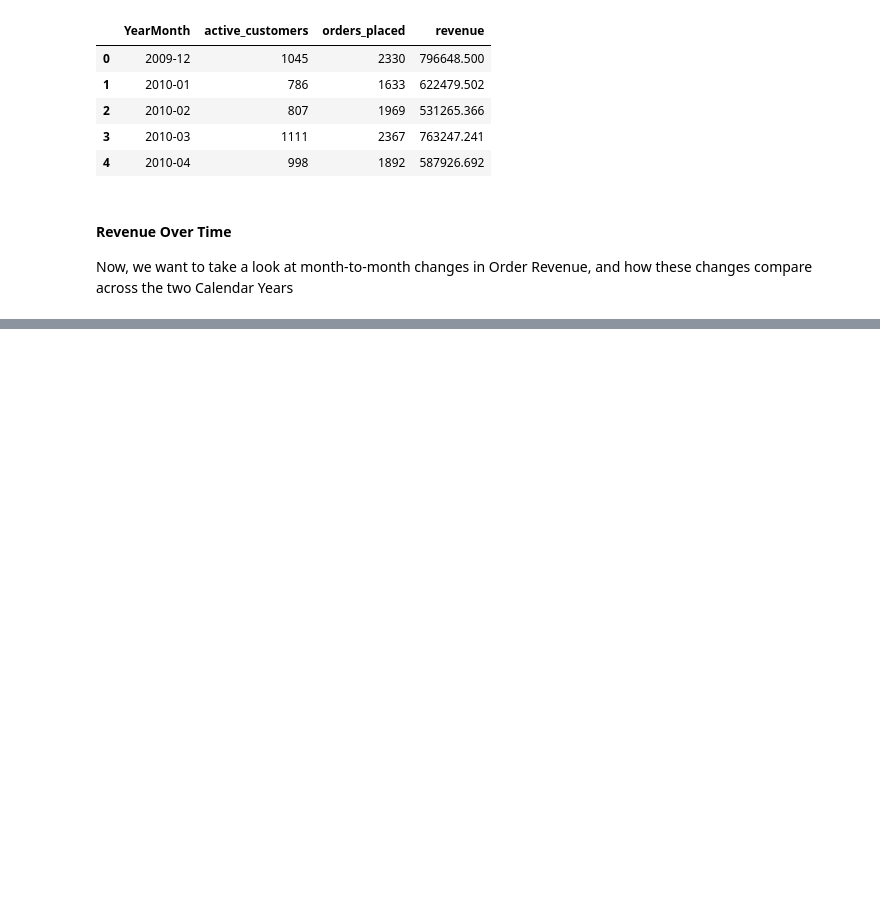
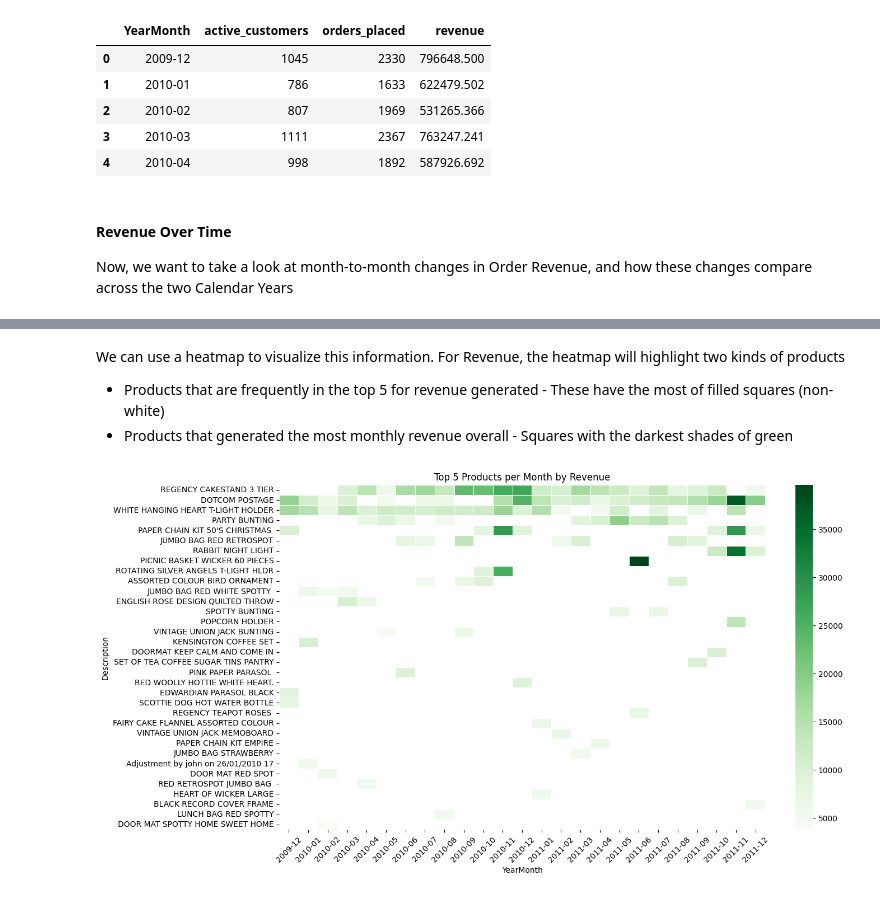
Before and after one commit to ahimranVT/retail-analytics-platform, a Jupyter notebook: notebooks/explore_transactions.ipynb, the cells around one changed output, grey strips where cells are left out. Drawn from its saved outputs; the diff is of its cells as text; code cells hidden in the pictures; blank space fills up the shorter version.

```diff
--- a/notebooks/explore_transactions.ipynb
+++ b/notebooks/explore_transactions.ipynb
@@ -116,0 +130,12 @@ plt.show()
+# %%
+# To achieve the right grain for product revenue analysis by month, we aggregate transactions by YearMonth and Product Code,
+# calculating total revenue and total quantity ordered.
+product_df = transactions_df.groupby(['YearMonth', 'Description']).agg(
+    quantity_ordered = ('Quantity', 'sum'),
+    revenue_generated = ('LineItemRevenue', 'sum')
+).sort_values(
+        by = ['YearMonth', 'revenue_generated', 'quantity_ordered'],  # We can sort by these metrics to get the most popular products
+        ascending = [True, False, False]
+).reset_index()
+
+product_df.head()
@@ -116,0 +151,6 @@ plt.show()
+# %%
+# Selecting only the top 5 products by revenue and quantity sold for each Year/Month
+top_5_products = product_df.groupby('YearMonth').head(5).reset_index()
+
+# Confirming that each Year/Month only contains 5 products
+top_5_products['YearMonth'].value_counts().iloc[:5]
@@ -116,0 +165,28 @@ plt.show()
+# %% [markdown]
+We can use a heatmap to visualize this information. For Revenue, the heatmap will highlight two kinds of products
+* Products that are frequently in the top 5 for revenue generated - These have the most of filled squares (non-white)
+* Products that generated the most monthly revenue overall - Squares with the darkest shades of green
+# %%
+heatmap_df = top_5_products.pivot(
+    index='Description',
+    columns='YearMonth',
+    values='revenue_generated'
+)
+
+# Sorting products by overall revenue (this will pinpoint products that frequently appear in the top 5)
+top_products_order = top_5_products.groupby('Description')['revenue_generated'].sum().sort_values(ascending=False).index
+heatmap_df = heatmap_df.loc[top_products_order]
+
+# Step 3: Plot heatmap
+plt.figure(figsize=(14, 8))
+sns.heatmap(
+    heatmap_df,
+    cmap='Greens',      # Yellow → Red gradient
+    linewidths=0.5,
+)
+
+plt.title("Top 5 Products per Month by Revenue")
+plt.xticks(rotation=45)
+plt.show()
+# %% [output]
+[figure, added]
```
Also changed, not shown: parts of 9 cells of this notebook.
